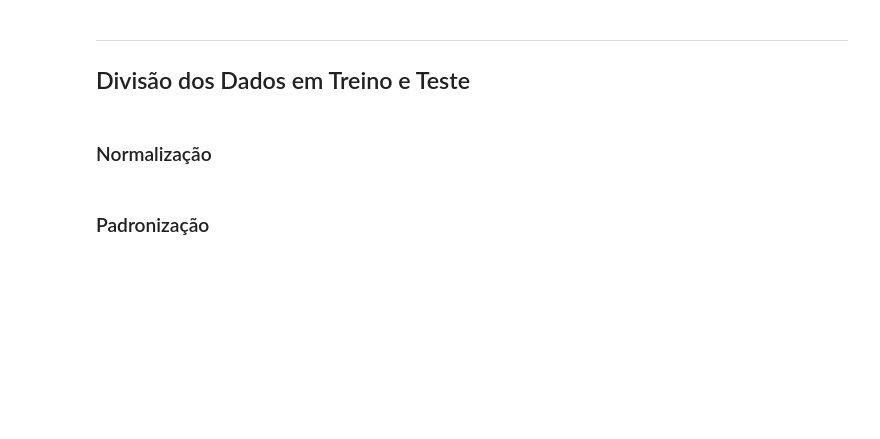
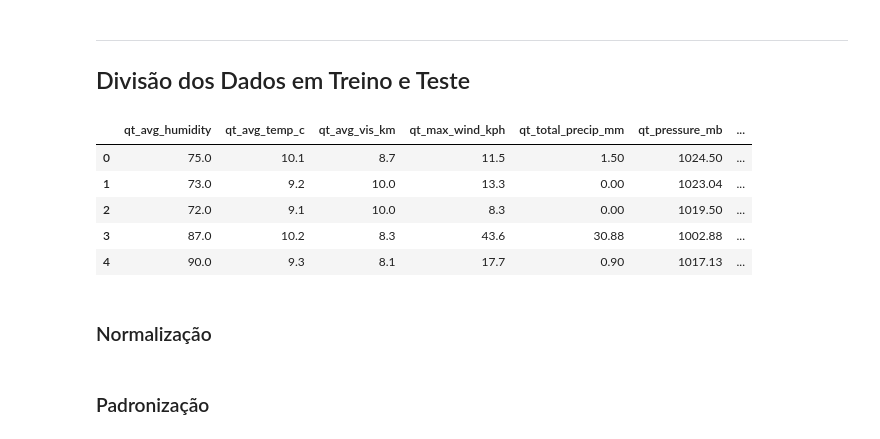
Before and after one commit to phenrike/tech-challenge-fase3-3MLET, a Jupyter notebook: app/notebook.ipynb, the cells around one changed output. Saved outputs shown, nothing was run; the diff lists cells and outputs as text; code cells hidden in the pictures; blank space fills up the shorter version.

```diff
--- a/app/notebook.ipynb
+++ b/app/notebook.ipynb
@@ -198,6 +211,15 @@ df_encoded.head()
 # divisão dos dados
 X = df_encoded.drop(['qt_pm25'], axis=1)
 y = df_encoded['qt_pm25'].values
+# %%
+df_encoded.head()
+# %% [output]
+|  | qt_avg_humidity | qt_avg_temp_c | qt_avg_vis_km | qt_max_wind_kph | qt_total_precip_mm | qt_pressure_mb | ... |
+| 0 | 75.0 | 10.1 | 8.7 | 11.5 | 1.50 | 1024.50 | ... |
+| 1 | 73.0 | 9.2 | 10.0 | 13.3 | 0.00 | 1023.04 | ... |
+| 2 | 72.0 | 9.1 | 10.0 | 8.3 | 0.00 | 1019.50 | ... |
+| 3 | 87.0 | 10.2 | 8.3 | 43.6 | 30.88 | 1002.88 | ... |
+| 4 | 90.0 | 9.3 | 8.1 | 17.7 | 0.90 | 1017.13 | ... |
 # %%
 from sklearn.model_selection import train_test_split
 
```
Also changed, not shown: parts of 34 cells of this notebook, 5 other files.
